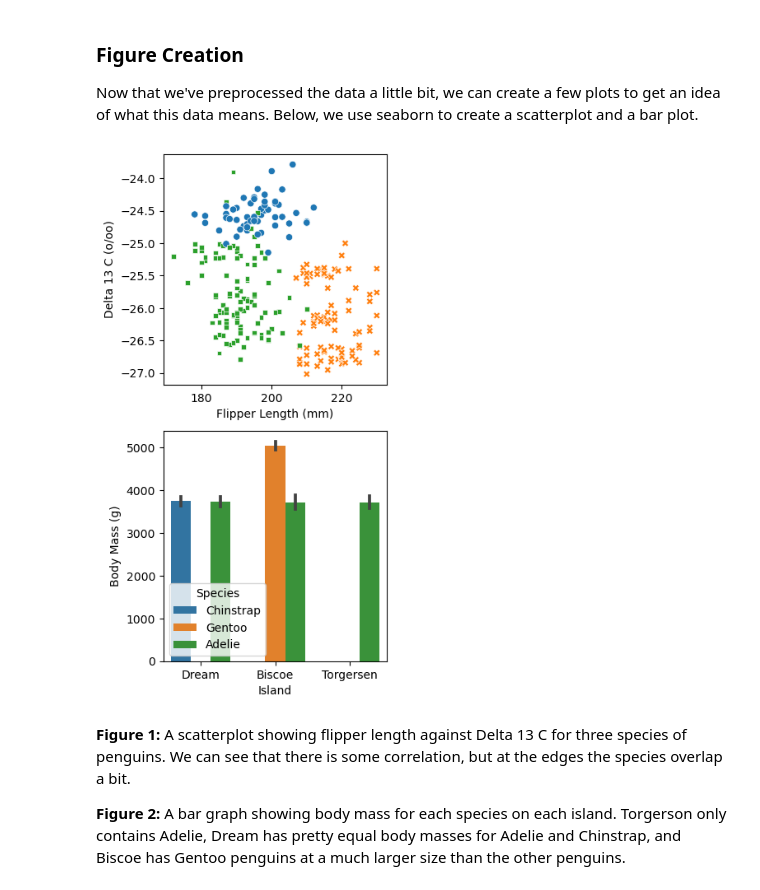
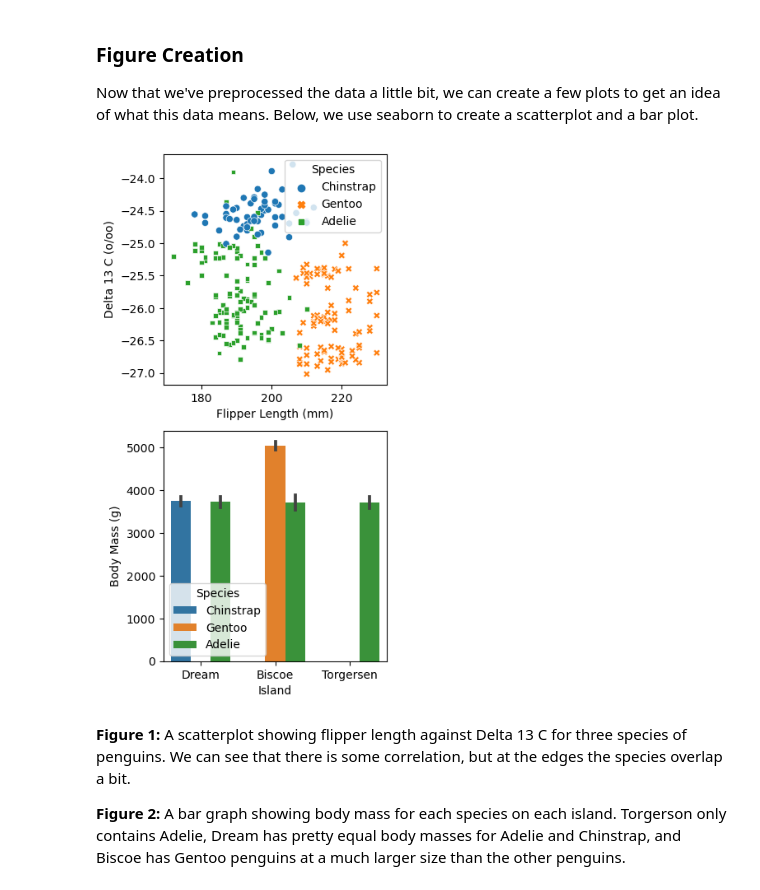
Before and after one commit to ellisterling/ellisterling.github.io, a Jupyter notebook: posts/Penguins/index.ipynb, the cells around one changed output. Saved outputs shown, nothing was run; the diff lists cells and outputs as text; code cells hidden in the pictures.

```diff
--- a/posts/Penguins/index.ipynb
+++ b/posts/Penguins/index.ipynb
@@ -50,10 +57,10 @@ Now that we've preprocessed the data a little bit, we can create a few plots to
 # %%
 fig, ax = plt.subplots(2, 1, figsize = (3.5, 8))
 
-p1 = sns.scatterplot(train, x = "Flipper Length (mm)", y = 'Delta 13 C (o/oo)', hue = "Species", style = "Species", ax = ax[0], legend=False)
+p1 = sns.scatterplot(train, x = "Flipper Length (mm)", y = 'Delta 13 C (o/oo)', hue = "Species", style = "Species", ax = ax[0])
 p2 = sns.barplot(train, x = "Island", y = "Body Mass (g)", hue = 'Species')
 # %% [output]
-[figure, old version]
+[figure, new version]
 # %% [markdown]
 **Figure 1:** A scatterplot showing flipper length against Delta 13 C for three species of penguins. We can see that there is some correlation, but at the edges the species overlap a bit.
 
```
Also changed, not shown: parts of 6 cells of this notebook.
